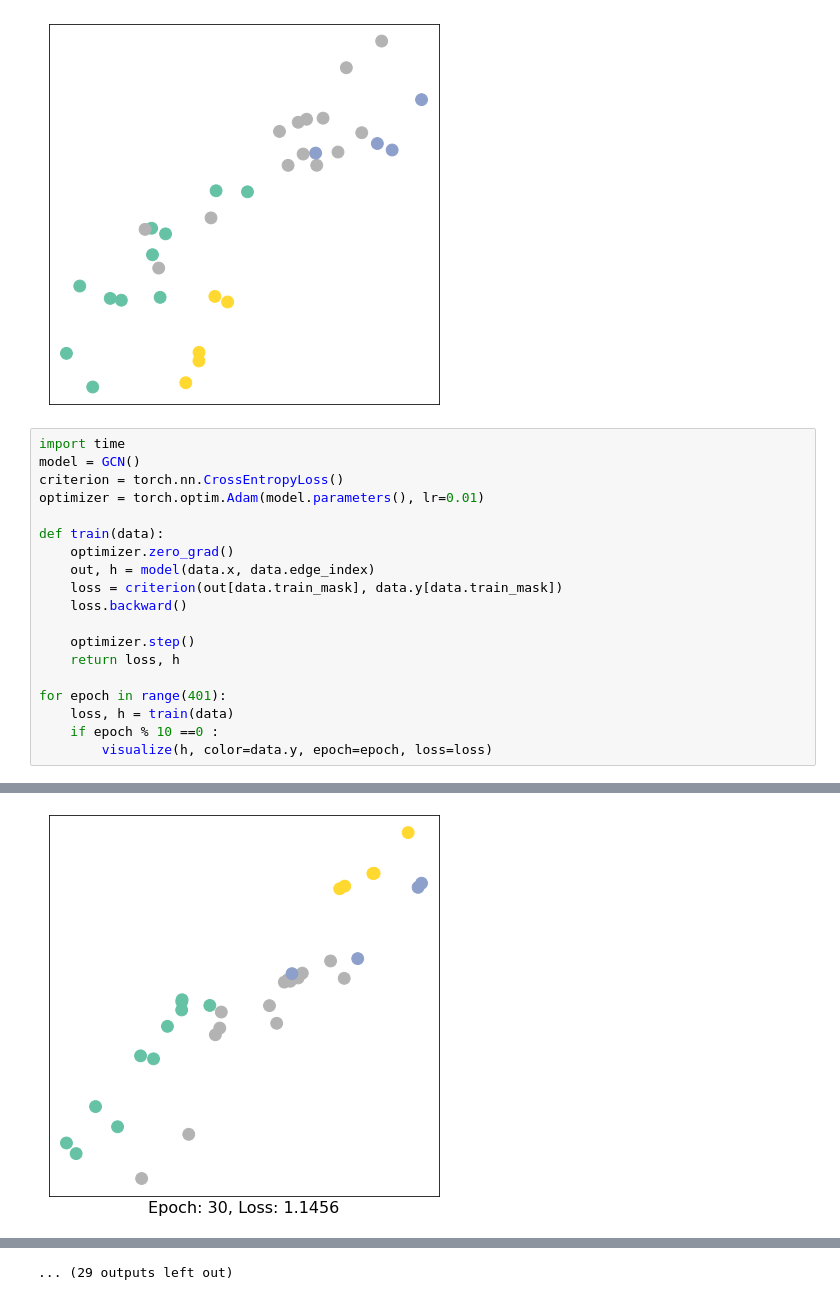
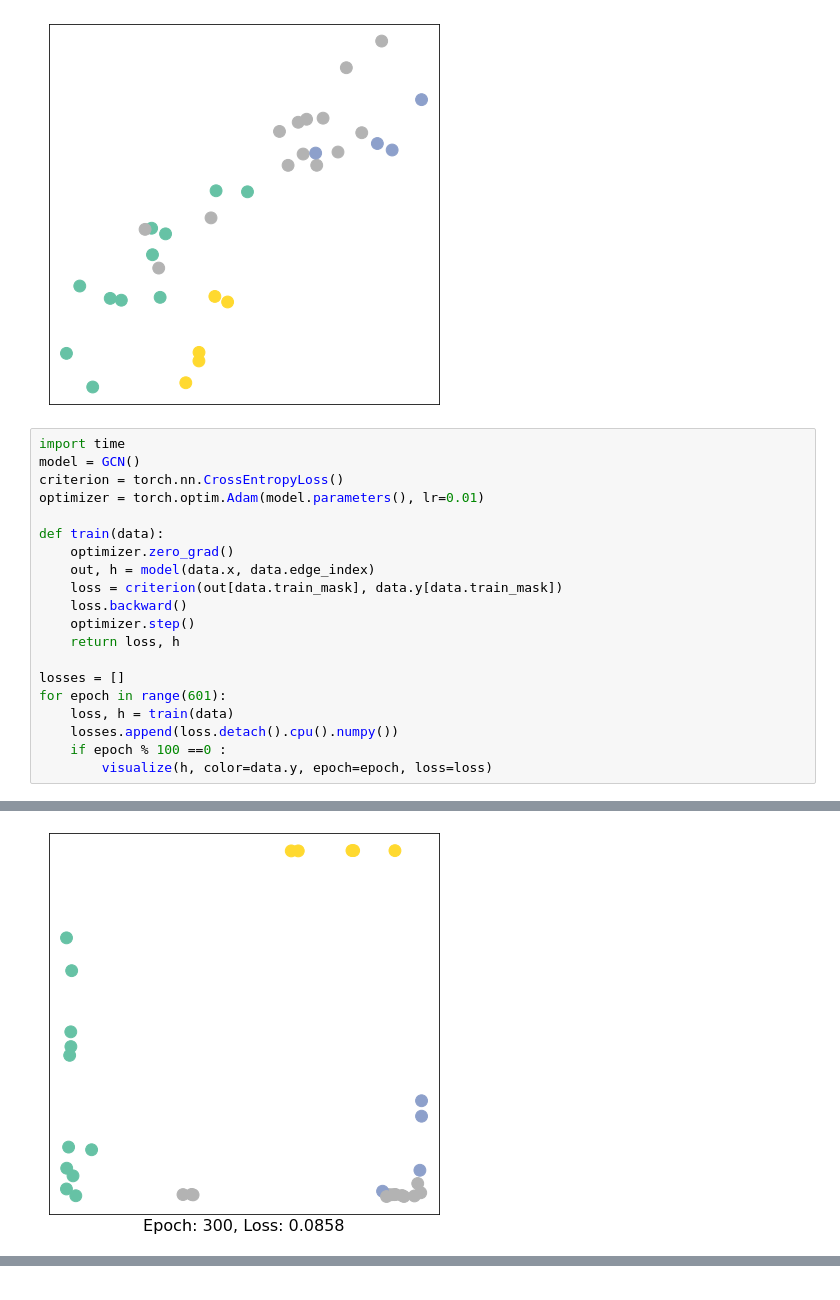
Before and after one commit to samarjeet/gnn, a Jupyter notebook: introduction.ipynb, the cells around one changed output, grey strips where cells are left out. Drawn from its saved outputs; the diff is of its cells as text.

```diff
--- a/introduction.ipynb
+++ b/introduction.ipynb
@@ -128,13 +128,14 @@ def train(data):
     out, h = model(data.x, data.edge_index)
     loss = criterion(out[data.train_mask], data.y[data.train_mask])
     loss.backward()
-
     optimizer.step()
     return loss, h
 
-for epoch in range(401):
+losses = []
+for epoch in range(601):
     loss, h = train(data)
-    if epoch % 10 ==0 :
+    losses.append(loss.detach().cpu().numpy())
+    if epoch % 100 ==0 :
         visualize(h, color=data.y, epoch=epoch, loss=loss)
 # %% [output]
 [figure]
@@ -143 +144 @@ for epoch in range(401):
-[figure, old version]
+[figure, new version]
@@ -152 +147,0 @@ for epoch in range(401):
-... (29 outputs left out)
```
Also changed, not shown: parts of 2 cells of this notebook, 1 other file.
